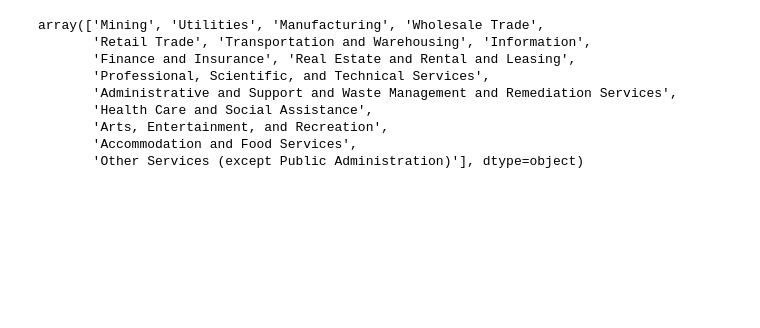
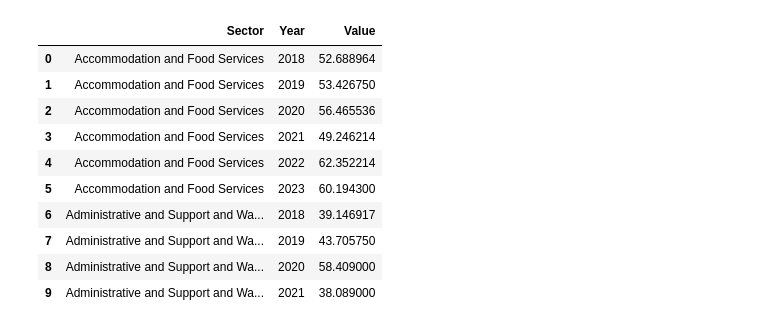
Before and after one commit to katmr27/class_project_1-, a Jupyter notebook: Class_Project_1_Starter.ipynb, the cells around one changed output. Drawn from its saved outputs; the diff is of its cells as text; code cells hidden in the pictures; blank space fills up the shorter version.

```diff
--- a/Class_Project_1_Starter.ipynb
+++ b/Class_Project_1_Starter.ipynb
@@ -104,13 +192,16 @@ industry_data_df.head()
 # %%
-industries_list = industry_data_df["Sector"].unique()
-industries_list
+industry_data_filtered = industry_data_df[industry_data_df["Measure"] == "Unit labor costs"]
+average_percent_change_df = industry_data_filtered.groupby(["Sector", "Year"])["Value"].mean().reset_index()
+average_percent_change_df.head(10)
 # %% [output]
-array(['Mining', 'Utilities', 'Manufacturing', 'Wholesale Trade',
-       'Retail Trade', 'Transportation and Warehousing', 'Information',
-       'Finance and Insurance', 'Real Estate and Rental and Leasing',
-       'Professional, Scientific, and Technical Services',
-       'Administrative and Support and Waste Management and Remediation Services',
-       'Health Care and Social Assistance',
-       'Arts, Entertainment, and Recreation',
-       'Accommodation and Food Services',
-       'Other Services (except Public Administration)'], dtype=object)
+|  | Sector | Year | Value |
+| 0 | Accommodation and Food Services | 2018 | 52.688964 |
+| 1 | Accommodation and Food Services | 2019 | 53.426750 |
+| 2 | Accommodation and Food Services | 2020 | 56.465536 |
+| 3 | Accommodation and Food Services | 2021 | 49.246214 |
+| 4 | Accommodation and Food Services | 2022 | 62.352214 |
+| 5 | Accommodation and Food Services | 2023 | 60.194300 |
+| 6 | Administrative and Support and Wa... | 2018 | 39.146917 |
+| 7 | Administrative and Support and Wa... | 2019 | 43.705750 |
+| 8 | Administrative and Support and Wa... | 2020 | 58.409000 |
+| 9 | Administrative and Support and Wa... | 2021 | 38.089000 |
```
Also changed, not shown: parts of 6 cells of this notebook, 2 other files.
